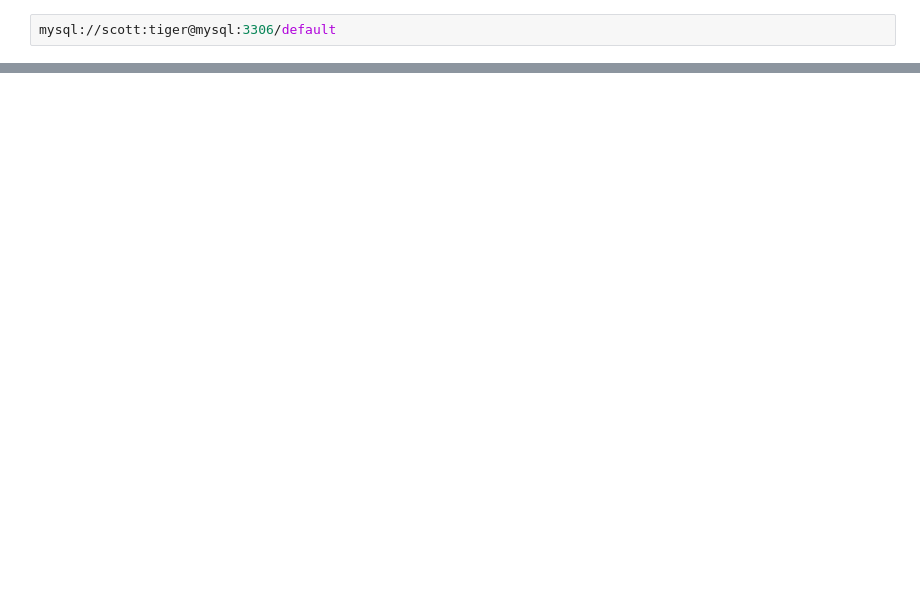
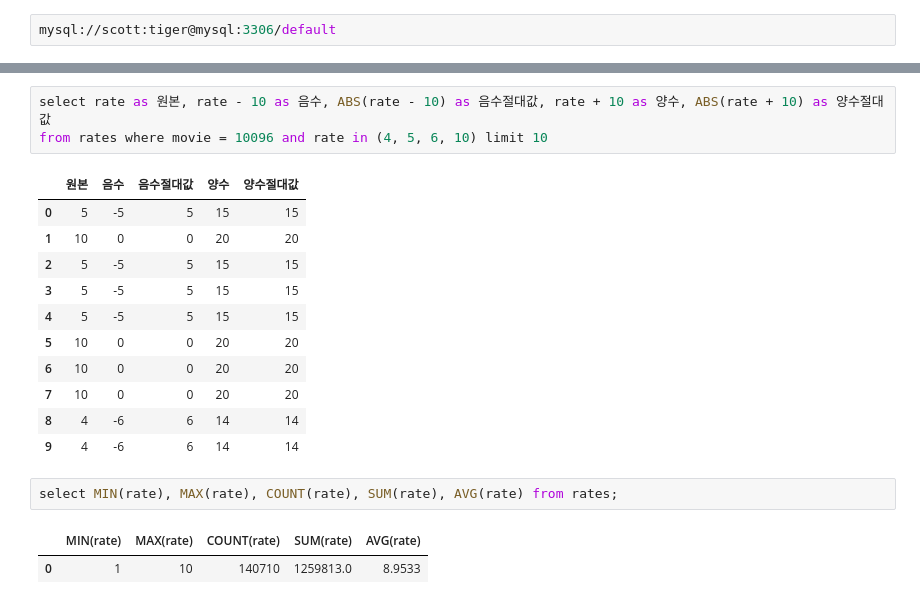
Before and after one commit to psyoblade/data-engineer-basic-training, a Jupyter notebook: notebooks/1_intro/example_mysql_kernel.ipynb, the cells around one changed output, grey strips where cells are left out. Saved outputs shown, nothing was run; the diff lists cells and outputs as text; blank space fills up the shorter version.

```diff
--- a/notebooks/1_intro/example_mysql_kernel.ipynb
+++ b/notebooks/1_intro/example_mysql_kernel.ipynb
@@ -180,0 +129,20 @@ desc rates;
+# %%
+select rate as 원본, rate - 10 as 음수, ABS(rate - 10) as 음수절대값, rate + 10 as 양수, ABS(rate + 10) as 양수절대값
+from rates where movie = 10096 and rate in (4, 5, 6, 10) limit 10
+# %% [output]
+|  | 원본 | 음수 | 음수절대값 | 양수 | 양수절대값 |
+| 0 | 5 | -5 | 5 | 15 | 15 |
+| 1 | 10 | 0 | 0 | 20 | 20 |
+| 2 | 5 | -5 | 5 | 15 | 15 |
+| 3 | 5 | -5 | 5 | 15 | 15 |
+| 4 | 5 | -5 | 5 | 15 | 15 |
+| 5 | 10 | 0 | 0 | 20 | 20 |
+| 6 | 10 | 0 | 0 | 20 | 20 |
+| 7 | 10 | 0 | 0 | 20 | 20 |
+| 8 | 4 | -6 | 6 | 14 | 14 |
+| 9 | 4 | -6 | 6 | 14 | 14 |
+# %%
+select MIN(rate), MAX(rate), COUNT(rate), SUM(rate), AVG(rate) from rates;
+# %% [output]
+|  | MIN(rate) | MAX(rate) | COUNT(rate) | SUM(rate) | AVG(rate) |
+| 0 | 1 | 10 | 140710 | 1259813.0 | 8.9533 |
```
Also changed, not shown: parts of 90 cells of this notebook, 1 other file.
